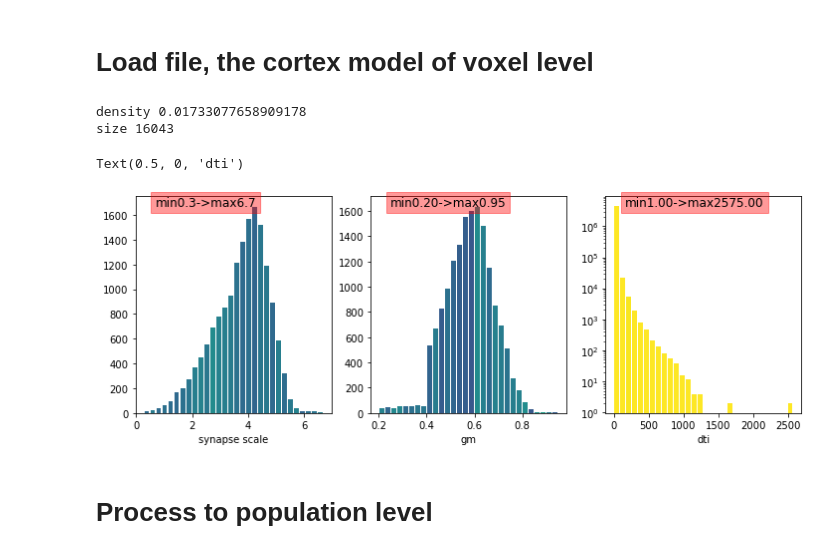
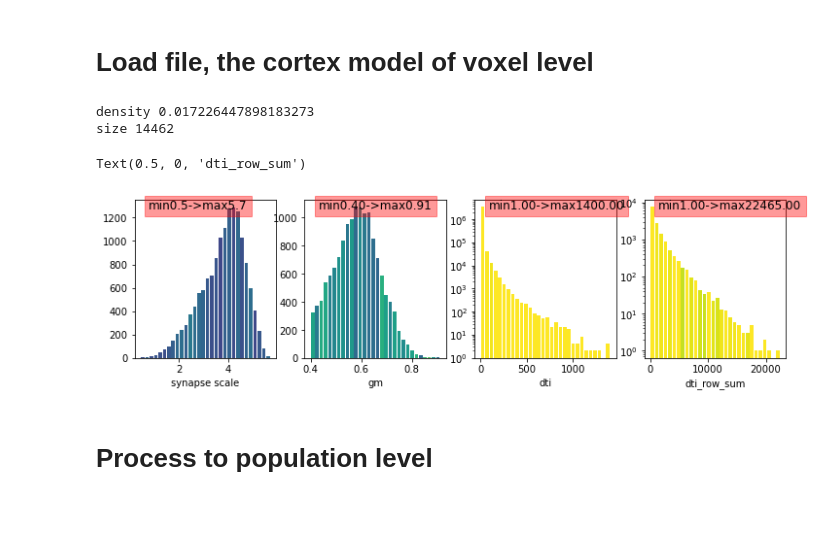
Before and after one commit to lepodl/DetailedDTB, a Jupyter notebook: data/examine_raw.ipynb, the cells around one changed output. Drawn from its saved outputs; the diff is of its cells as text; code cells hidden in the pictures; blank space fills up the shorter version.

```diff
--- a/data/examine_raw.ipynb
+++ b/data/examine_raw.ipynb
@@ -11,46 +12,70 @@ file = h5py.File("raw_data/NSR_data_May22.mat", "r")
 dti = file["NSR_dti_net_full"][:]  # voxel to voxoel
 gm = file["NSR_dti_grey_matter"][:].squeeze()  # gray matter at voxel level
 synapse_scale = file["NSR_voxel_Synapsis"][:].squeeze()  # synapse scale at voxel level
+brain_parts = file['NSR_dti_brainpart'][:].squeeze() # cortex + sub-cortex
+index_cor = np.where(brain_parts==1)[0]
 
+# if we only consider cortex
+dti = dti[index_cor, :]
+dti = dti[:, index_cor]
+nonzero = np.where(dti.sum(axis=1)>0)[0]
+dti = dti[nonzero, :]
+dti = dti[:, nonzero]
+dti[dti>1400] = 1400  # for avoiding large numbers in dti
+
+index = index_cor[nonzero]
 conn = dti / dti.sum(axis=1, keepdims=True)
 conn = sparse.COO(conn)
 dti = sparse.COO(dti)
+gm = gm[index]
+synapse_scale = synapse_scale[index]
 num_voxel = gm.shape[0]
 print("density", dti.density)
 print("size", gm.shape[0])
 # %% [output]
-density 0.01733077658909178
-size 16043
+density 0.017226447898183273
+size 14462
 # %%
 cmap = plt.cm.viridis_r
-fig, ax = plt.subplots(1, 3, figsize=(12, 4))
+fig, ax = plt.subplots(1, 4, figsize=(12, 3))
 ax = ax.flatten()
 cnts, values, bars = ax[0].hist(synapse_scale, bins=30, rwidth=0.8, log=False)
 newvalue = (synapse_scale - synapse_scale.min()) / (synapse_scale.max() - synapse_scale.min())
 for i, (cnt, value, bar) in enumerate(zip(cnts, values, bars)):
     bar.set_facecolor(cmap(newvalue[i]))
 ax[0].text(0.1, 1.0, f"min{synapse_scale.min():.1f}->max{synapse_scale.max():.1f}", transform=ax[0].transAxes, va='top',fontsize=12,
           bbox={'color':'r','alpha':0.4,})
 ax[0].set_xlabel("synapse scale")
 
 cnts1, values1, bars1 = ax[1].hist(gm, bins=30, rwidth=0.8)
 newvalue = (gm - gm.min()) / (gm.max() - gm.min())
 for i, (cnt, value, bar) in enumerate(zip(cnts1, values1, bars1)):
     bar.set_facecolor(cmap(newvalue[i]))
 ax[1].text(0.1, 1.0, f"min{gm.min():.2f}->max{gm.max():.2f}", transform=ax[1].transAxes, va='top',fontsize=12,
           bbox={'color':'r','alpha':0.4,})
 ax[1].set_xlabel("gm")
 
 cnts1, values1, bars1 = ax[2].hist(dti.data, bins=30, rwidth=0.8, log=True)
 newvalue = (dti.data - dti.data.min()) / (dti.data.max() - dti.data.min())
 for i, (cnt, value, bar) in enumerate(zip(cnts1, values1, bars1)):
     bar.set_facecolor(cmap(newvalue[i]))
 ax[2].text(0.1, 1.0, f"min{dti.data.min():.2f}->max{dti.data.max():.2f}", transform=ax[2].transAxes, va='top',fontsize=12,
           bbox={'color':'r','alpha':0.4,})
 ax[2].set_xlabel("dti")
+
+dti_row_sum = dti.sum(axis=1)
+dti_row_sum = dti_row_sum.data
+dti_row_sum = dti_row_sum[~np.isnan(dti_row_sum)]
+cnts1, values1, bars1 = ax[3].hist(dti_row_sum, bins=30, rwidth=0.8, log=True)
+newvalue = (dti_row_sum - dti_row_sum.min()) / (dti_row_sum.max() - dti_row_sum.min())
+for i, (cnt, value, bar) in enumerate(zip(cnts1, values1, bars1)):
+    bar.set_facecolor(cmap(newvalue[i]))
+ax[3].text(0.1, 1.0, f"min{dti_row_sum.min():.2f}->max{dti_row_sum.max():.2f}", transform=ax[3].transAxes, va='top',fontsize=12,
+          bbox={'color':'r','alpha':0.4,})
+ax[3].set_xlabel("dti_row_sum")
 # %% [output]
-Text(0.5, 0, 'dti')
+Text(0.5, 0, 'dti_row_sum')
-[figure, old version]
+[figure, new version]
 # %% [markdown]
 # Process to population level
 # %% [markdown]
```
Also changed, not shown: parts of 3 cells of this notebook, 13 other files.
